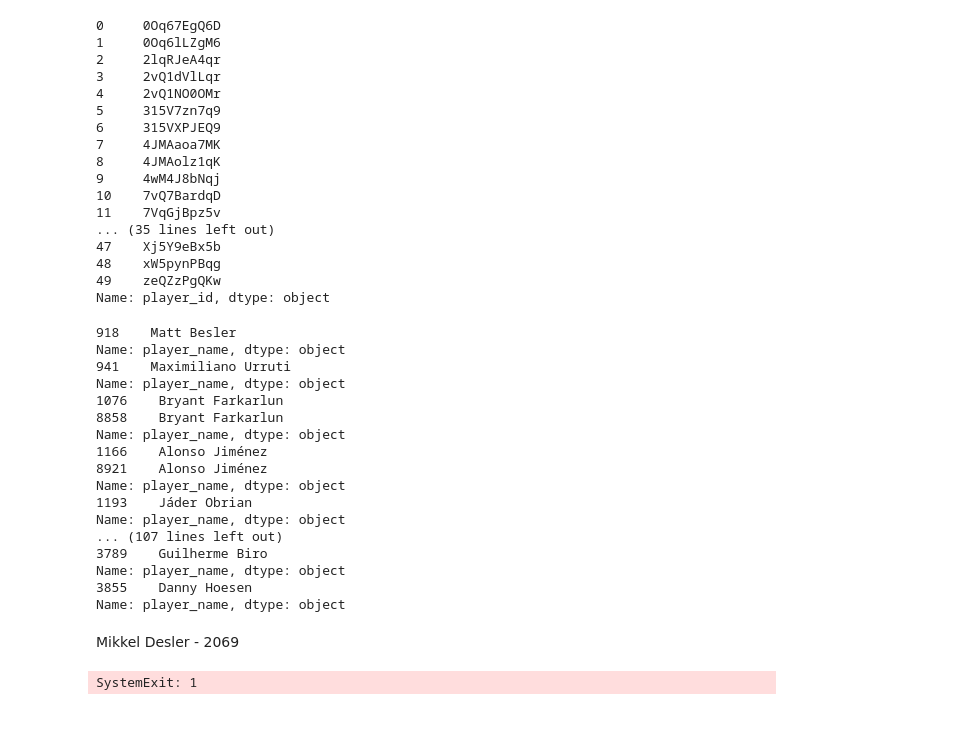
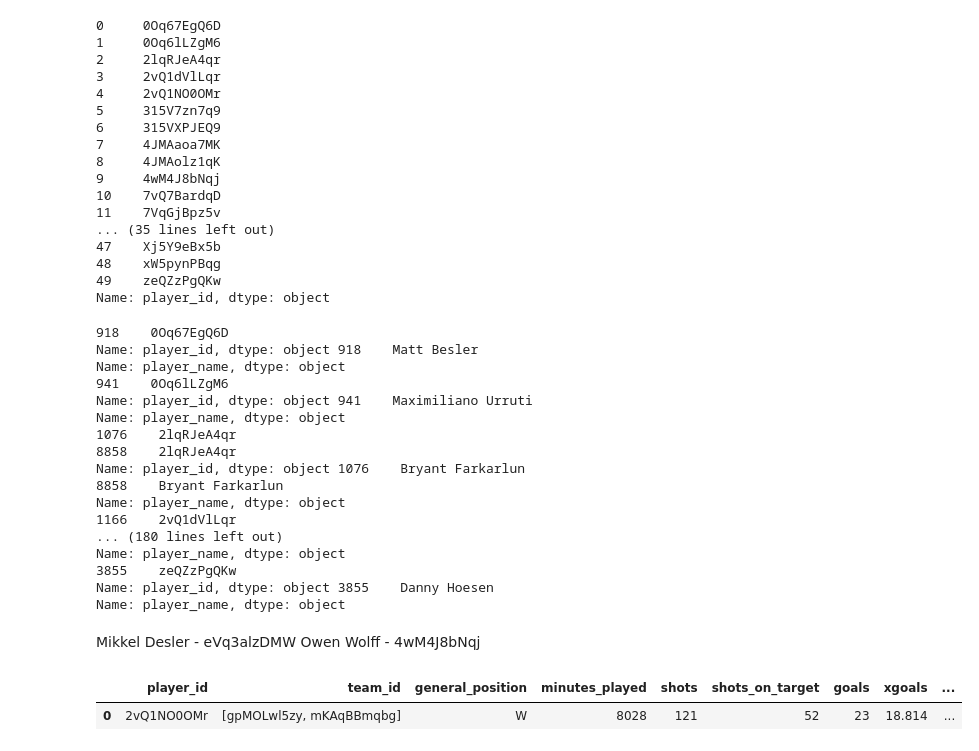
Before and after one commit to JakeBram/open-data, a Jupyter notebook: analysis.ipynb, the cells around one changed output. Saved outputs shown, nothing was run; the diff lists cells and outputs as text; code cells hidden in the pictures; blank space fills up the shorter version.

```diff
--- a/analysis.ipynb
+++ b/analysis.ipynb
@@ -136,28 +190,30 @@ Name: player_id, dtype: object
 for current_id in austin_player_ids:
     # Fetch player data
     player_data = asa_client.get_players(ids=current_id)
-    print(player_data['player_name'])
+    print(player_data['player_id'], player_data['player_name'])
 # %% [output]
-918    Matt Besler
+918    0Oq67EgQ6D
+Name: player_id, dtype: object 918    Matt Besler
 Name: player_name, dtype: object
-941    Maximiliano Urruti
+941    0Oq6lLZgM6
+Name: player_id, dtype: object 941    Maximiliano Urruti
 Name: player_name, dtype: object
-1076    Bryant Farkarlun
+1076    2lqRJeA4qr
+8858    2lqRJeA4qr
+Name: player_id, dtype: object 1076    Bryant Farkarlun
 8858    Bryant Farkarlun
 Name: player_name, dtype: object
-1166    Alonso Jiménez
-8921    Alonso Jiménez
+1166    2vQ1dVlLqr
+... (180 lines left out)
 Name: player_name, dtype: object
-1193    Jáder Obrian
+3855    zeQZzPgQKw
+Name: player_id, dtype: object 3855    Danny Hoesen
 Name: player_name, dtype: object
-... (107 lines left out)
-3789    Guilherme Biro
-Name: player_name, dtype: object
-3855    Danny Hoesen
-Name: player_name, dtype: object
-# %% [markdown]
-Mikkel Desler - 2069
+# %% [markdown]
+Mikkel Desler - eVq3alzDMW
+Owen Wolff - 4wM4J8bNqj
 # %%
-asa_client.get_player_goals_added(player_ids=2069)
+asa_client.get_player_xgoals(player_ids='2vQ1NO0OMr')
 # %% [output]
-SystemExit: 1
+|  | player_id | team_id | general_position | minutes_played | shots | shots_on_target | goals | xgoals | ... |
+| 0 | 2vQ1NO0OMr | [gpMOLwl5zy, mKAqBBmqbg] | W | 8028 | 121 | 52 | 23 | 18.814 | ... |
```
Also changed, not shown: parts of 7 cells of this notebook.
